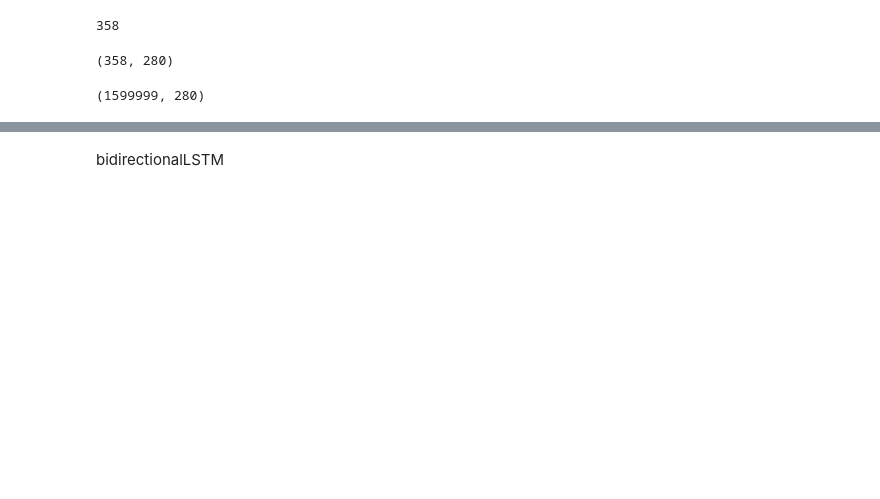
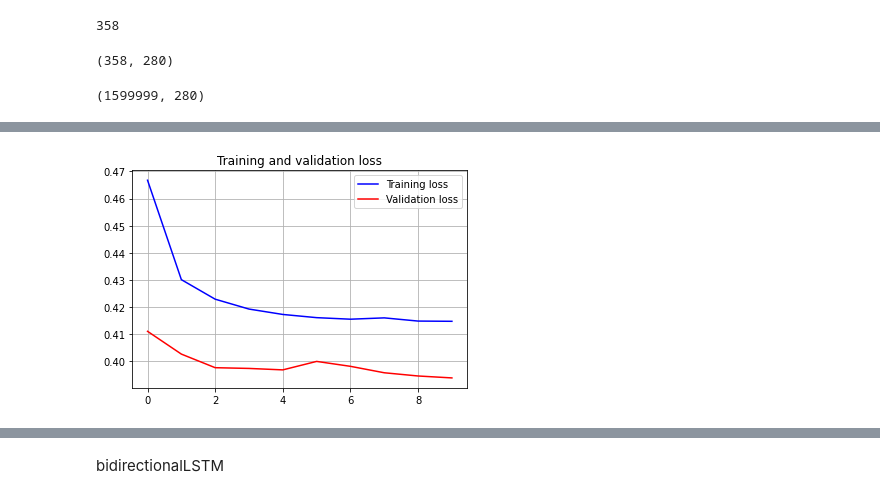
Before and after one commit to Nadiam75/DeepLearning_HW_3, a Jupyter notebook: Q1.ipynb, the cells around one changed output, grey strips where cells are left out. Saved outputs shown, nothing was run; the diff lists cells and outputs as text; code cells hidden in the pictures; blank space fills up the shorter version.

```diff
--- a/Q1.ipynb
+++ b/Q1.ipynb
@@ -483,2 +471,13 @@ plt.show()
+# %%
+plt.figure()
+plt.grid()
+
+plt.plot(epochs, loss, 'b', label='Training loss')
+plt.plot(epochs, val_loss, 'r', label='Validation loss')
+plt.title('Training and validation loss')
+plt.legend()
+plt.show()
+# %% [output]
+[figure, added]
 # %%
 y_pred_1d = []
```
Also changed, not shown: parts of 56 cells of this notebook.
